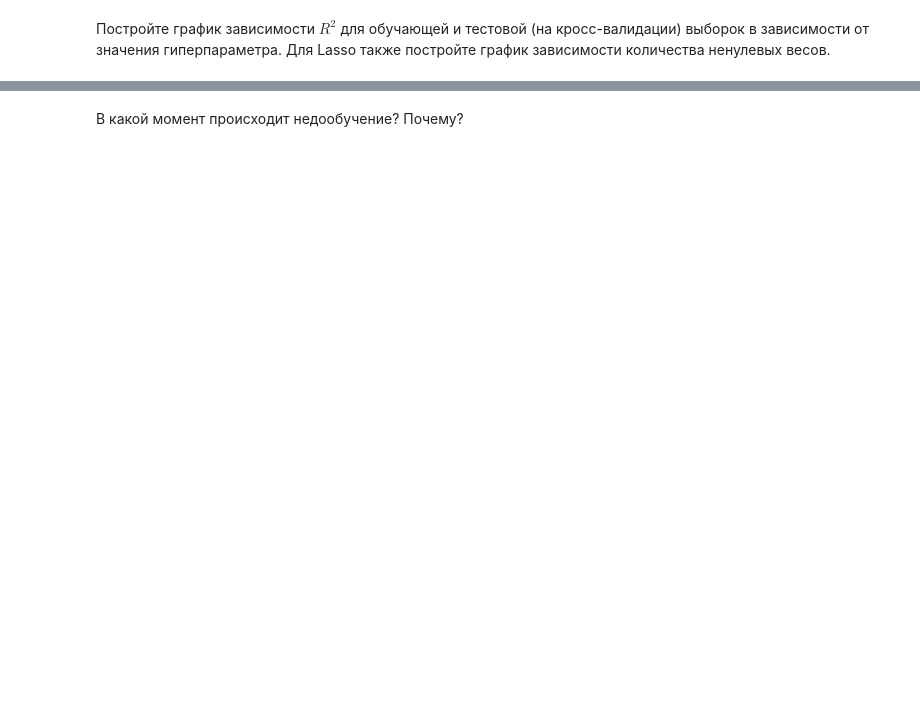
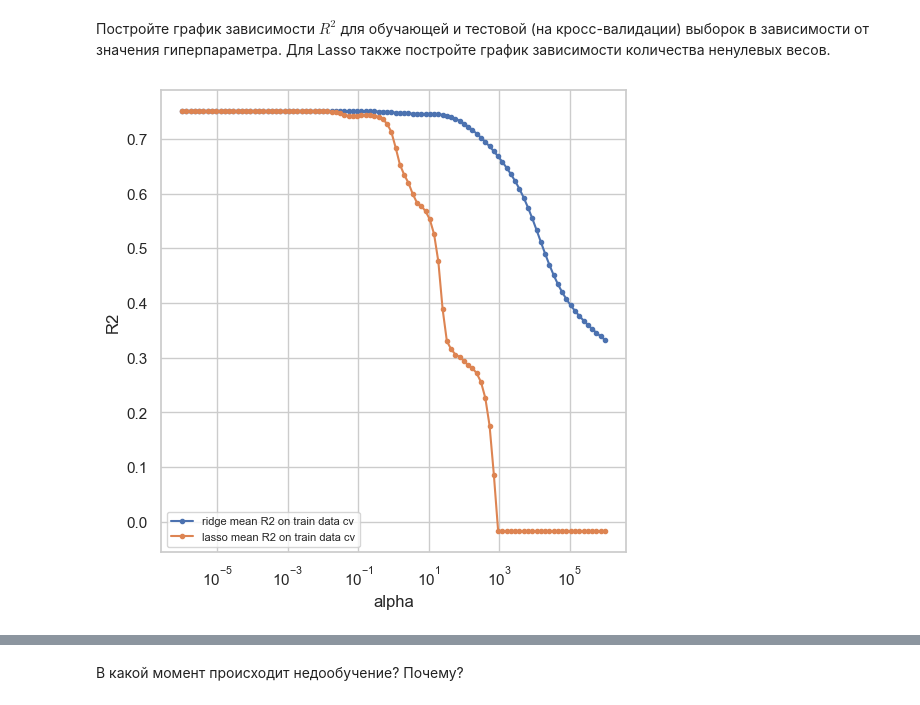
Before and after one commit to Strafred/Parameters_Approximation_and_Data_Processing, a Jupyter notebook: ml_lab4.ipynb, the cells around one changed output, grey strips where cells are left out. Drawn from its saved outputs; the diff is of its cells as text; code cells hidden in the pictures; blank space fills up the shorter version.

```diff
--- a/ml_lab4.ipynb
+++ b/ml_lab4.ipynb
@@ -44,7 +41,7 @@ df.head()
 # %% [markdown]
 Разделим выборку на обучающую и тестовую в отношении 8/2:
 # %%
-x_train, x_test, y_train, y_test = train_test_split(df, y, train_size=0.8, random_state=42)
+x_train, x_test, y_train, y_test = train_test_split(california_housing_features, california_housing_target, train_size=0.8, random_state=42)
 # %% [markdown]
 __Задание 1.__ Обучение линейной регрессии.
 
@@ -64,0 +56,7 @@ Useful: GridSearchCV, RidgeCV, LassoCV
+# %%
+log_grid = np.logspace(-6, 6, 100)
+# %%
+gridsearch_ridge = GridSearchCV(Ridge(), param_grid={'alpha': log_grid}, cv=5, scoring='r2')
+gridsearch_ridge.fit(x_train, y_train)
+best_alpha_ridge = gridsearch_ridge.best_params_['alpha']
+best_alpha_ridge
@@ -64,0 +65,5 @@ Useful: GridSearchCV, RidgeCV, LassoCV
+# %%
+gridsearch_lasso = GridSearchCV(Lasso(), param_grid={'alpha': log_grid}, cv=5, scoring='r2')
+gridsearch_lasso.fit(x_train, y_train)
+best_alpha_lasso = gridsearch_lasso.best_params_['alpha']
+best_alpha_lasso
@@ -69,0 +114,11 @@ Useful: GridSearchCV, RidgeCV, LassoCV
+# %%
+plt.figure(figsize=(6, 6))
+plt.xscale('log')
+plt.xlabel('alpha')
+plt.ylabel('R2')
+plt.plot(log_grid, gridsearch_ridge.cv_results_['mean_test_score'], marker='.')
+plt.plot(log_grid, gridsearch_lasso.cv_results_['mean_test_score'], marker='.')
+plt.legend(['ridge mean R2 on train data cv', 'lasso mean R2 on train data cv'], prop={'size': 8})
+plt.show()
+# %% [output]
+[figure, added]
```
Also changed, not shown: parts of 26 cells of this notebook, 3 other files.
